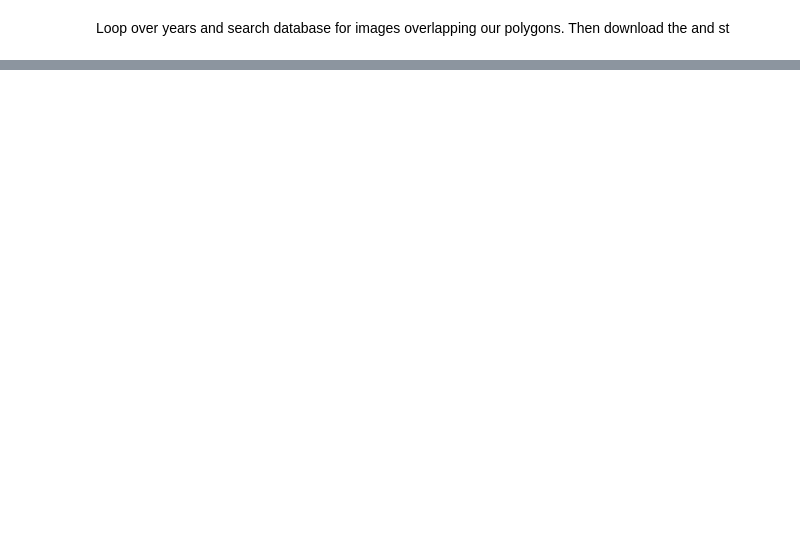
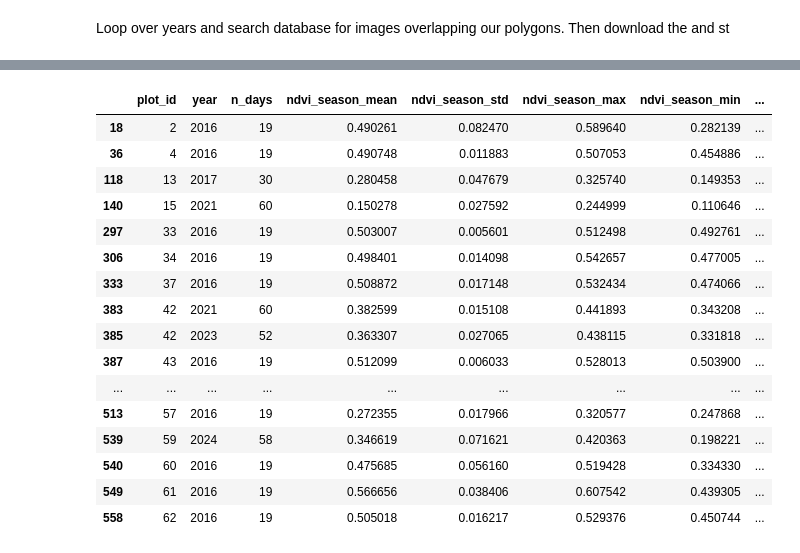
Before and after one commit to simonhansedasi/GrapeExpectations, a Jupyter notebook: RegressionRidge/notebooks/04-2_ndvi_smol.ipynb, the cells around one changed output, grey strips where cells are left out. Drawn from its saved outputs; the diff is of its cells as text; code cells hidden in the pictures; blank space fills up the shorter version.

```diff
--- a/RegressionRidge/notebooks/04-2_ndvi_smol.ipynb
+++ b/RegressionRidge/notebooks/04-2_ndvi_smol.ipynb
@@ -208,0 +728,20 @@ df
+# %%
+agg[agg['ndvi_late_auc'].isna()]
+# %% [output]
+|  | plot_id | year | n_days | ndvi_season_mean | ndvi_season_std | ndvi_season_max | ndvi_season_min | ... |
+| 18 | 2 | 2016 | 19 | 0.490261 | 0.082470 | 0.589640 | 0.282139 | ... |
+| 36 | 4 | 2016 | 19 | 0.490748 | 0.011883 | 0.507053 | 0.454886 | ... |
+| 118 | 13 | 2017 | 30 | 0.280458 | 0.047679 | 0.325740 | 0.149353 | ... |
+| 140 | 15 | 2021 | 60 | 0.150278 | 0.027592 | 0.244999 | 0.110646 | ... |
+| 297 | 33 | 2016 | 19 | 0.503007 | 0.005601 | 0.512498 | 0.492761 | ... |
+| 306 | 34 | 2016 | 19 | 0.498401 | 0.014098 | 0.542657 | 0.477005 | ... |
+| 333 | 37 | 2016 | 19 | 0.508872 | 0.017148 | 0.532434 | 0.474066 | ... |
+| 383 | 42 | 2021 | 60 | 0.382599 | 0.015108 | 0.441893 | 0.343208 | ... |
+| 385 | 42 | 2023 | 52 | 0.363307 | 0.027065 | 0.438115 | 0.331818 | ... |
+| 387 | 43 | 2016 | 19 | 0.512099 | 0.006033 | 0.528013 | 0.503900 | ... |
+| ... | ... | ... | ... | ... | ... | ... | ... | ... |
+| 513 | 57 | 2016 | 19 | 0.272355 | 0.017966 | 0.320577 | 0.247868 | ... |
+| 539 | 59 | 2024 | 58 | 0.346619 | 0.071621 | 0.420363 | 0.198221 | ... |
+| 540 | 60 | 2016 | 19 | 0.475685 | 0.056160 | 0.519428 | 0.334330 | ... |
+| 549 | 61 | 2016 | 19 | 0.566656 | 0.038406 | 0.607542 | 0.439305 | ... |
+| 558 | 62 | 2016 | 19 | 0.505018 | 0.016217 | 0.529376 | 0.450744 | ... |
```
Also changed, not shown: parts of 46 cells of this notebook, 1 other file.
